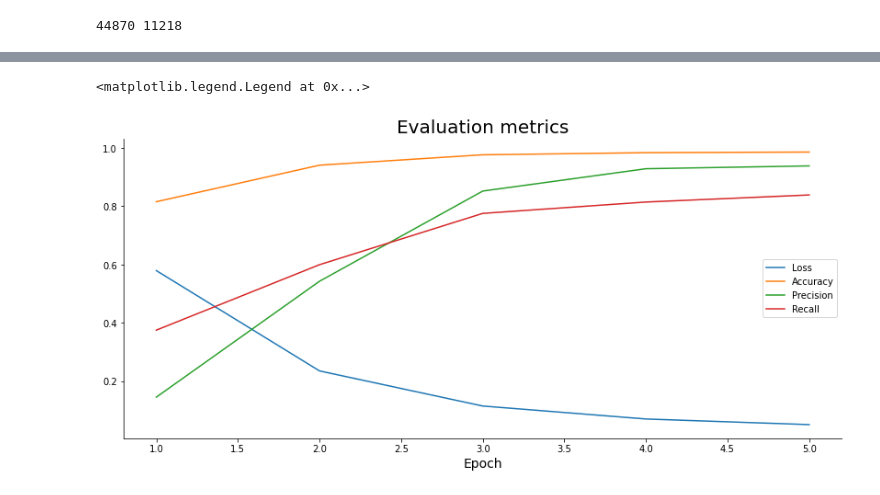
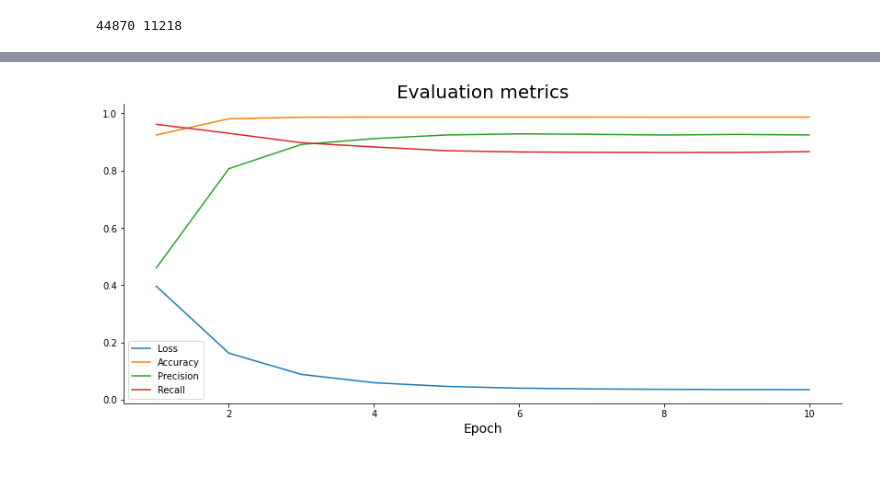
Before and after one commit to edcuba/TICLHack22_PatternReco, a Jupyter notebook: 2_train_tagger_mlp.ipynb, the cells around one changed output, grey strips where cells are left out. Saved outputs shown, nothing was run; the diff lists cells and outputs as text; code cells hidden in the pictures.

```diff
--- a/2_train_tagger_mlp.ipynb
+++ b/2_train_tagger_mlp.ipynb
@@ -11,7 +16,7 @@ from matplotlib import rcParams
 
 tf.random.set_seed(42)
 # %%
-filename = "tracksters_ds_pion.root"
+filename = "data/trackster_tags_10ke_pion.root"
 tracksters = uproot.open({filename: "tracksters"})
 # %%
 tracksters.show()
@@ -31,13 +36,13 @@ vertices_indexes     | int64_t[]                | AsJagged(AsDtype('>i8'))
 trackster_label      | int64_t                  | AsDtype('>i8')
 trackster_event      | int64_t                  | AsDtype('>i8')
 # %%
-nx = tracksters["nvertices_x"].array()
+nv = tracksters["nvertices_x"].array()
 ce = tracksters["vertices_energy"].array()
 cl = tracksters["trackster_label"].array()
 # %%
 e_sum = np.array([sum(x) for x in ce])
 # %%
-x = np.array(np.vstack((nx, e_sum))).T
+x = np.array(np.vstack((nv, e_sum))).T
 # %%
 X_train, X_test, y_train, y_test = train_test_split(
  x, cl, test_size=0.2, random_state=np.random.randint(0,100))
@@ -65,6 +70,6 @@ model.compile(
     ]
 )
 # %%
-epochs = 5
+epochs = 10
 history = model.fit(x_train, np.array(y_train), epochs=epochs)
 # %% [output]
@@ -84,28 +99,29 @@ rcParams['figure.figsize'] = (14, 6)
 rcParams['axes.spines.top'] = False
 rcParams['axes.spines.right'] = False
 # %%
+plt.figure()
 plt.plot(
     np.arange(1, epochs + 1),
     history.history['loss'], label='Loss'
 )
 plt.plot(
     np.arange(1, epochs + 1),
     history.history['accuracy'], label='Accuracy'
 )
 plt.plot(
     np.arange(1, epochs + 1),
     history.history['precision'], label='Precision'
 )
 plt.plot(
     np.arange(1, epochs + 1),
     history.history['recall'], label='Recall'
 )
 plt.title('Evaluation metrics', size=20)
 plt.xlabel('Epoch', size=14)
 plt.legend()
+pass
 # %% [output]
-<matplotlib.legend.Legend at 0x...>
-[figure, old version]
+[figure, new version]
 # %%
 predictions = model.predict(x_test)
 # %% [output]
```
Also changed, not shown: parts of 7 cells of this notebook, 7 other files.
